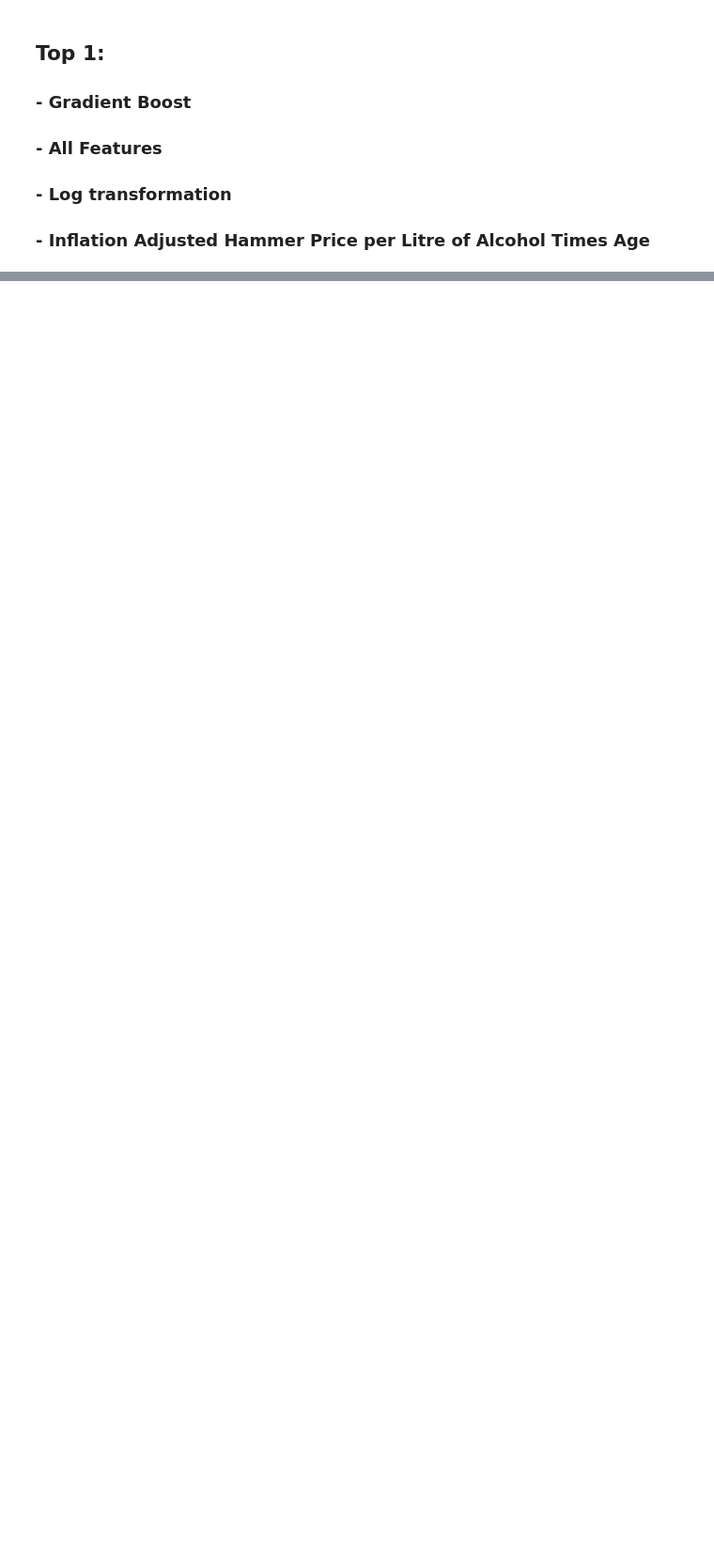
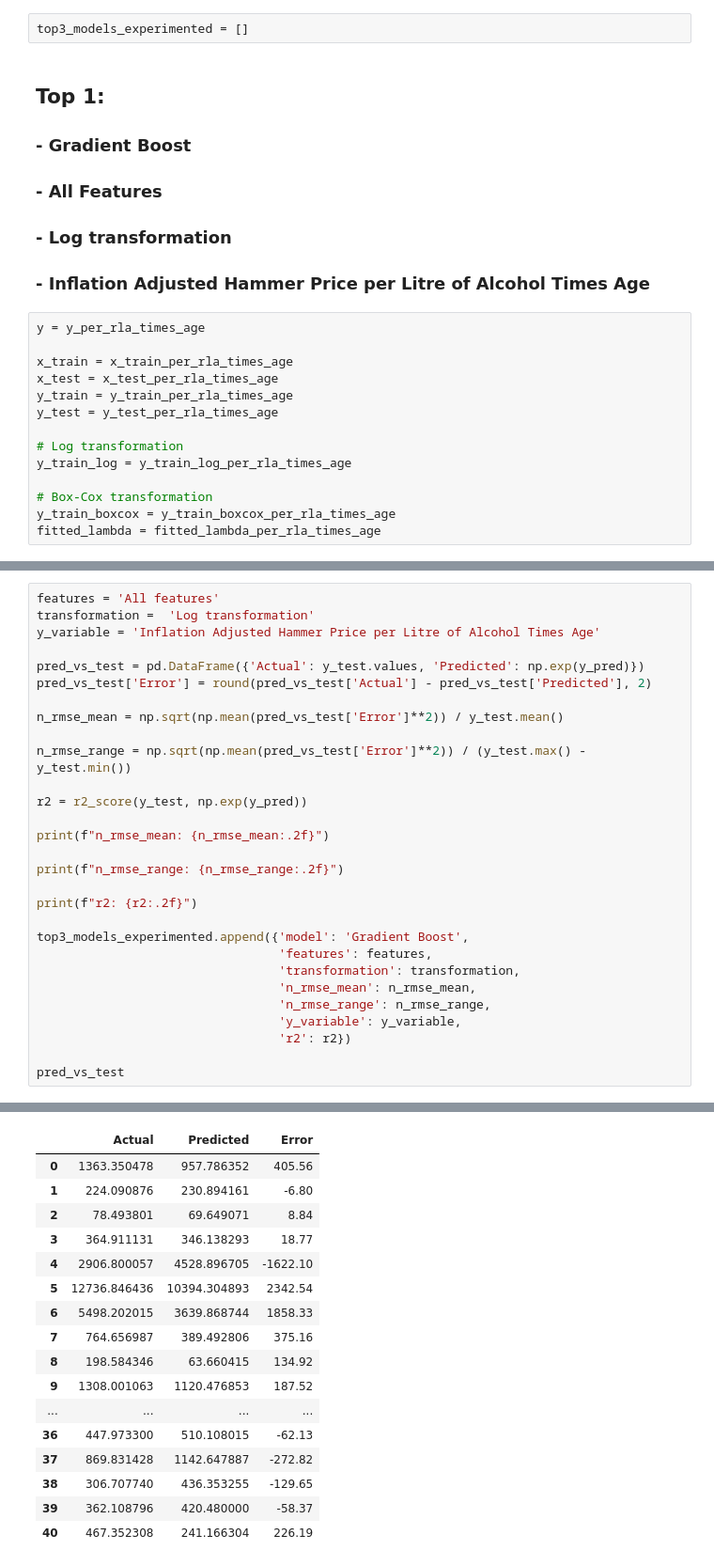
Before and after one commit to joaopaivaa/Cask-Worth, a Jupyter notebook: model.ipynb, the cells around one changed output, grey strips where cells are left out. Shown at 94% size. Saved outputs shown, nothing was run; the diff lists cells and outputs as text; blank space fills up the shorter version.

Commit message:
started experiments with top 3 performance models

```diff
--- a/model.ipynb
+++ b/model.ipynb
@@ -6145,9 +6165,25 @@ df_metrics.loc[0:2,]
 | 0 | 0 | 0 | 12 | Gradient Boost | All features | Log transformation | 0.49 | ... |
 | 1 | 3 | 12 | 0 | Gradient Boost | All features | Box-Cox transformation | 0.34 | ... |
 | 2 | 1 | 1 | 14 | Gradient Boost | All features | No transformation | 0.51 | ... |
+# %%
+top3_models_experimented = []
 # %% [markdown]
 ## Top 1:
 ### - Gradient Boost
 ### - All Features
 ### - Log transformation
 ### - Inflation Adjusted Hammer Price per Litre of Alcohol Times Age
+# %%
+y = y_per_rla_times_age
+
+x_train = x_train_per_rla_times_age
+x_test = x_test_per_rla_times_age
+y_train = y_train_per_rla_times_age
+y_test = y_test_per_rla_times_age
+
+# Log transformation
+y_train_log = y_train_log_per_rla_times_age
+
+# Box-Cox transformation
+y_train_boxcox = y_train_boxcox_per_rla_times_age
+fitted_lambda = fitted_lambda_per_rla_times_age
@@ -6153,0 +6223,30 @@ df_metrics.loc[0:2,]
+# %%
+features = 'All features'
+transformation =  'Log transformation'
+y_variable = 'Inflation Adjusted Hammer Price per Litre of Alcohol Times Age'
+
+pred_vs_test = pd.DataFrame({'Actual': y_test.values, 'Predicted': np.exp(y_pred)})
+pred_vs_test['Error'] = round(pred_vs_test['Actual'] - pred_vs_test['Predicted'], 2)
+
+n_rmse_mean = np.sqrt(np.mean(pred_vs_test['Error']**2)) / y_test.mean()
+
+n_rmse_range = np.sqrt(np.mean(pred_vs_test['Error']**2)) / (y_test.max() - y_test.min())
+
+r2 = r2_score(y_test, np.exp(y_pred))
+
+print(f"n_rmse_mean: {n_rmse_mean:.2f}")
+
+print(f"n_rmse_range: {n_rmse_range:.2f}")
+
+print(f"r2: {r2:.2f}")
+
+top3_models_experimented.append({'model': 'Gradient Boost',
+                                 'features': features,
+                                 'transformation': transformation,
+                                 'n_rmse_mean': n_rmse_mean,
+                                 'n_rmse_range': n_rmse_range,
+                                 'y_variable': y_variable,
+                                 'r2': r2})
+
+pred_vs_test
+# %% [output]
@@ -6153,0 +6256,17 @@ df_metrics.loc[0:2,]
+|  | Actual | Predicted | Error |
+| 0 | 1363.350478 | 957.786352 | 405.56 |
+| 1 | 224.090876 | 230.894161 | -6.80 |
+| 2 | 78.493801 | 69.649071 | 8.84 |
+| 3 | 364.911131 | 346.138293 | 18.77 |
+| 4 | 2906.800057 | 4528.896705 | -1622.10 |
+| 5 | 12736.846436 | 10394.304893 | 2342.54 |
+| 6 | 5498.202015 | 3639.868744 | 1858.33 |
+| 7 | 764.656987 | 389.492806 | 375.16 |
+| 8 | 198.584346 | 63.660415 | 134.92 |
+| 9 | 1308.001063 | 1120.476853 | 187.52 |
+| ... | ... | ... | ... |
+| 36 | 447.973300 | 510.108015 | -62.13 |
+| 37 | 869.831428 | 1142.647887 | -272.82 |
+| 38 | 306.707740 | 436.353255 | -129.65 |
+| 39 | 362.108796 | 420.480000 | -58.37 |
+| 40 | 467.352308 | 241.166304 | 226.19 |
```
Also changed, not shown: parts of 110 cells of this notebook.
